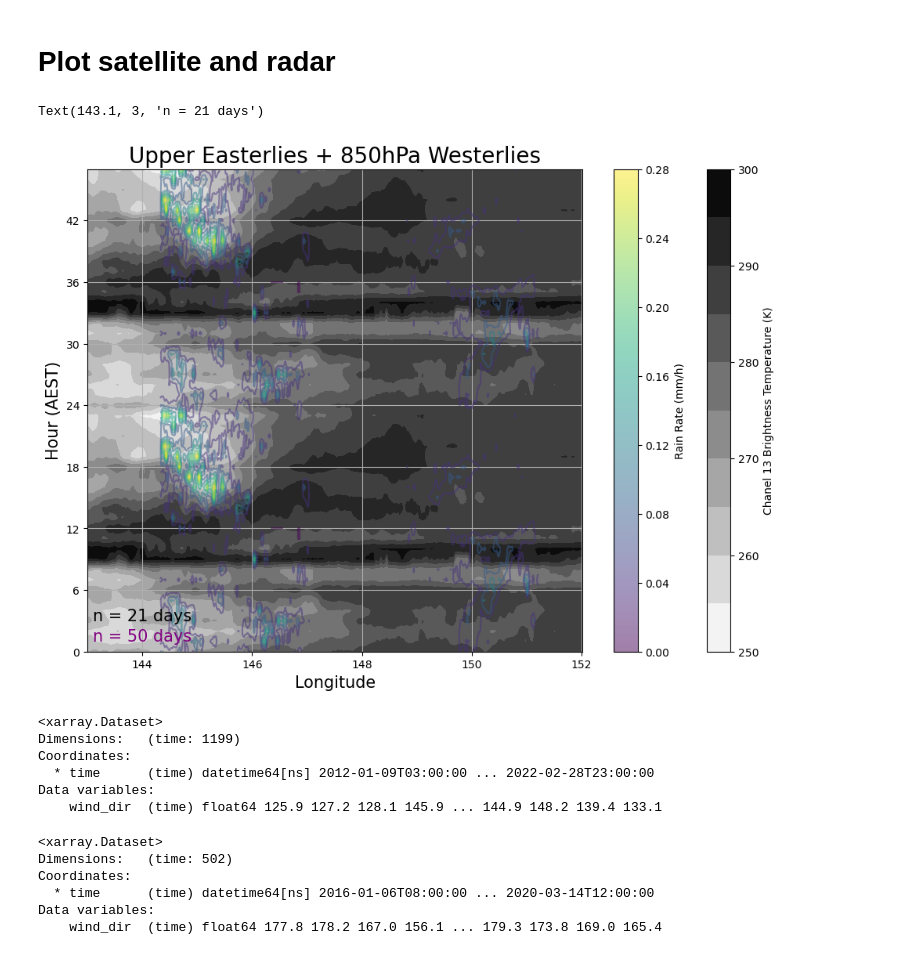
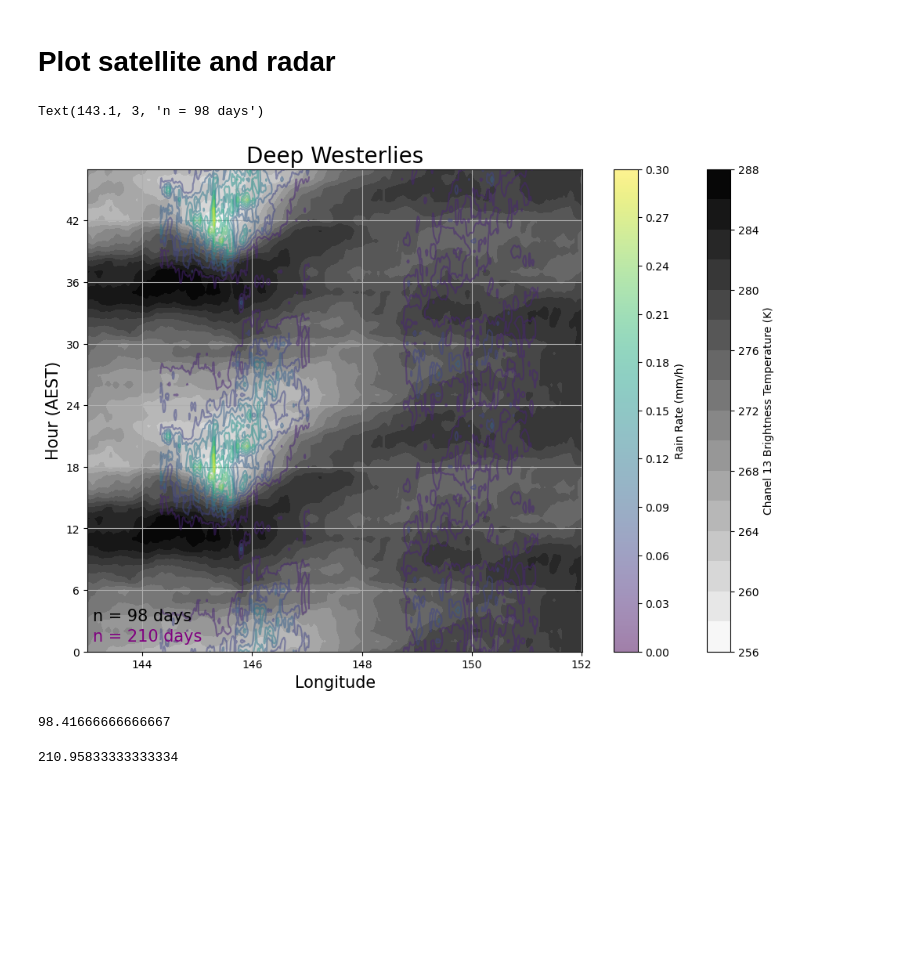
Before and after one commit to alanah-chapman/diurnal-cylces-of-clouds-and-rainfall-over-NE-QLD-during-CBS, a Jupyter notebook: BA-H8-RA_hovmöllers-combining-BT-and-RR.ipynb, the cells around one changed output. Cells and saved outputs as stored; diff of their text form; code cells hidden in the pictures; blank space fills up the shorter version.

```diff
--- a/BA-H8-RA_hovmöllers-combining-BT-and-RR.ipynb
+++ b/BA-H8-RA_hovmöllers-combining-BT-and-RR.ipynb
@@ -126,7 +130,7 @@ tasT,tasC,tasW = open_and_combine(tasmean,127)
 winds850 = barra_cairns.wind_dir.compute()
 winds500 = barra_cairns_500.wind_dir.compute()
 winds_dir_850 = winds850[(winds850>180)&(winds850<=360)]
-winds_dir_500 = winds500[(winds500>=0)&(winds500<=180)]
+winds_dir_500 = winds500[(winds500>180)&(winds500<=360)]
 # merge indexes for each dataarray, join=inner chooses indexes which match ignoring those that don't
 merged_500 = xr.merge([winds_dir_500, winds_dir_850], join='inner',compat="override") # “override”: skip comparing and pick variable from first dataset
 merged_850 = xr.merge([winds_dir_850, winds_dir_500], join='inner',compat="override")
@@ -404,5 +413,10 @@ files = him8_files(directory)
 # %%
-wind_times = merged_500.time.values
+# wind_times = merged_500.time.values
+ds_selected = merged_500.sel(time=slice('2016-01-01', '2020-04-01'))
+barra = ds_selected.sel(time=~(ds_selected['time.month'] == 4))
+winds = barra.wind_dir.compute()
+wind_times = winds.time.values
+
 def read_netcdf_him8(file_path):
     with xr.open_mfdataset(file_path,engine="h5netcdf", chunks="auto") as ds:
         barra_winds = ds.ch13BT.sel(time=wind_times,method="nearest").sel(lat=slice(-16.993225,-16.633728))
@@ -445,48 +459,38 @@ double_willis = np.concatenate([willis_aest[:, 17:-17],willis_aest[:, 17:-17]])
 # %%
 fig, ax = plt.subplots(1,1,figsize=(12,8))
 fig.patch.set_facecolor('white')
 level=np.arange(265,290,0.75)
 level=np.arange(264,290,0.75)
-cf0=plt.contourf(bt_lon,np.arange(0,48,1),double_him_mean,levels=10,cmap="binary",alpha=1)
+cf0=plt.contourf(bt_lon,np.arange(0,48,1),double_him_mean,levels=15,cmap="binary",alpha=1)
 plt.colorbar(cf0,label="Chanel 13 Brightness Temperature (K)",pad=0.000005)
 sm = plt.cm.ScalarMappable(cmap=plt.cm.Reds)
 sm = sm.set_array(np.arange(0,6,1))
-levels=np.arange(0,0.32,0.04)
+levels=np.arange(0,0.31,0.03)
 cf1=plt.contour(cairns_lon[6:-6],np.arange(0,48,1),double_cairns,levels=levels,cmap="viridis",alpha=0.5)
 # cb=plt.colorbar(cf1,label="Rain Rate (mm/h)",ticks=levels,pad=0.05)
 norm= matplotlib.colors.Normalize(vmin=cf1.cvalues.min(), vmax=cf1.cvalues.max())
 sm = plt.cm.ScalarMappable(norm=norm, cmap = cf1.cmap)
 sm.set_array([])
 plt.colorbar(sm,label="Rain Rate (mm/h)",ticks=cf1.levels,ax=ax,alpha=0.5)
 
 cf2=plt.contour(willis_lon[17:-17],np.arange(0,48,1),double_willis,levels=levels,alpha=0.5,cmap="viridis")
 # plt.colorbar(cf2)
 ax.set_xlabel("Longitude",fontsize=15)
 ax.set_ylabel("Hour (AEST)",fontsize=15)
 ax.set_yticks(np.arange(0,48,6))
 ax.grid()
 # fig.suptitle("Diurnal Brightness Temperature and Rain Rate Hovmöller",fontsize=20);
-ax.set_title("Upper Easterlies + 850hPa Westerlies",fontsize=20); #Mean for latitudes shared by Cairns and Willis Island radar sites
-ax.text(143.1,1,'n = 50 days',color='purple',fontsize=15)
-ax.text(143.1,3,'n = 21 days',color='black',fontsize=15)
+ax.set_title("Deep Westerlies",fontsize=20); #Mean for latitudes shared by Cairns and Willis Island radar sites
+ax.text(143.1,1,'n = 210 days',color='purple',fontsize=15)
+ax.text(143.1,3,'n = 98 days',color='black',fontsize=15)
 # %% [output]
-Text(143.1, 3, 'n = 21 days')
+Text(143.1, 3, 'n = 98 days')
-[figure, old version]
+[figure, new version]
 # %%
-merged_500
+len(wind_times)/24
 # %% [output]
-<xarray.Dataset>
-Dimensions:   (time: 1199)
-Coordinates:
-  * time      (time) datetime64[ns] 2012-01-09T03:00:00 ... 2022-02-28T23:00:00
-Data variables:
-    wind_dir  (time) float64 125.9 127.2 128.1 145.9 ... 144.9 148.2 139.4 133.1
+98.41666666666667
 # %%
-merged_500.sel(time=slice('2016-01-01', '2020-04-01'))
+len(merged_500.time)/24
 # %% [output]
-<xarray.Dataset>
-Dimensions:   (time: 502)
-Coordinates:
-  * time      (time) datetime64[ns] 2016-01-06T08:00:00 ... 2020-03-14T12:00:00
-Data variables:
-    wind_dir  (time) float64 177.8 178.2 167.0 156.1 ... 179.3 173.8 169.0 165.4
+210.95833333333334
```
Also changed, not shown: parts of 11 cells of this notebook, 9 other files.
